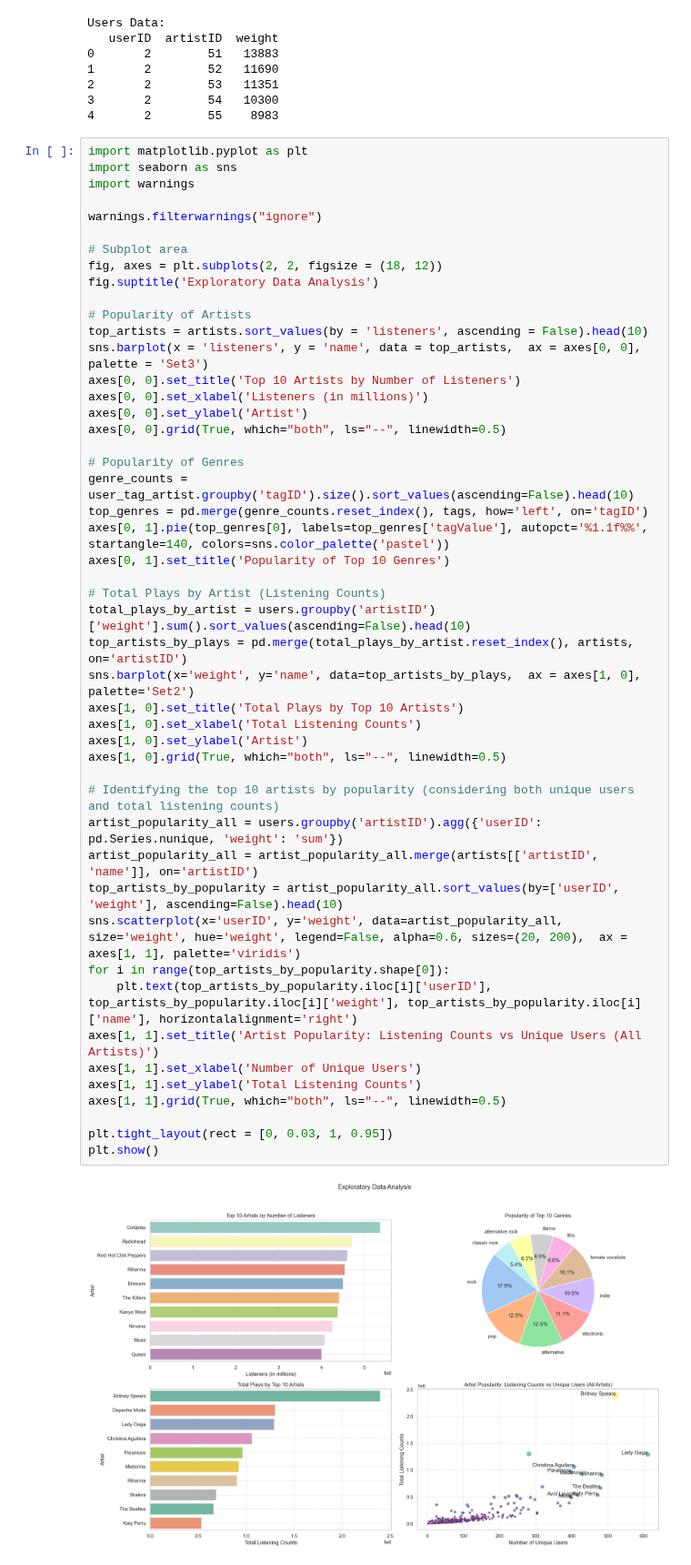
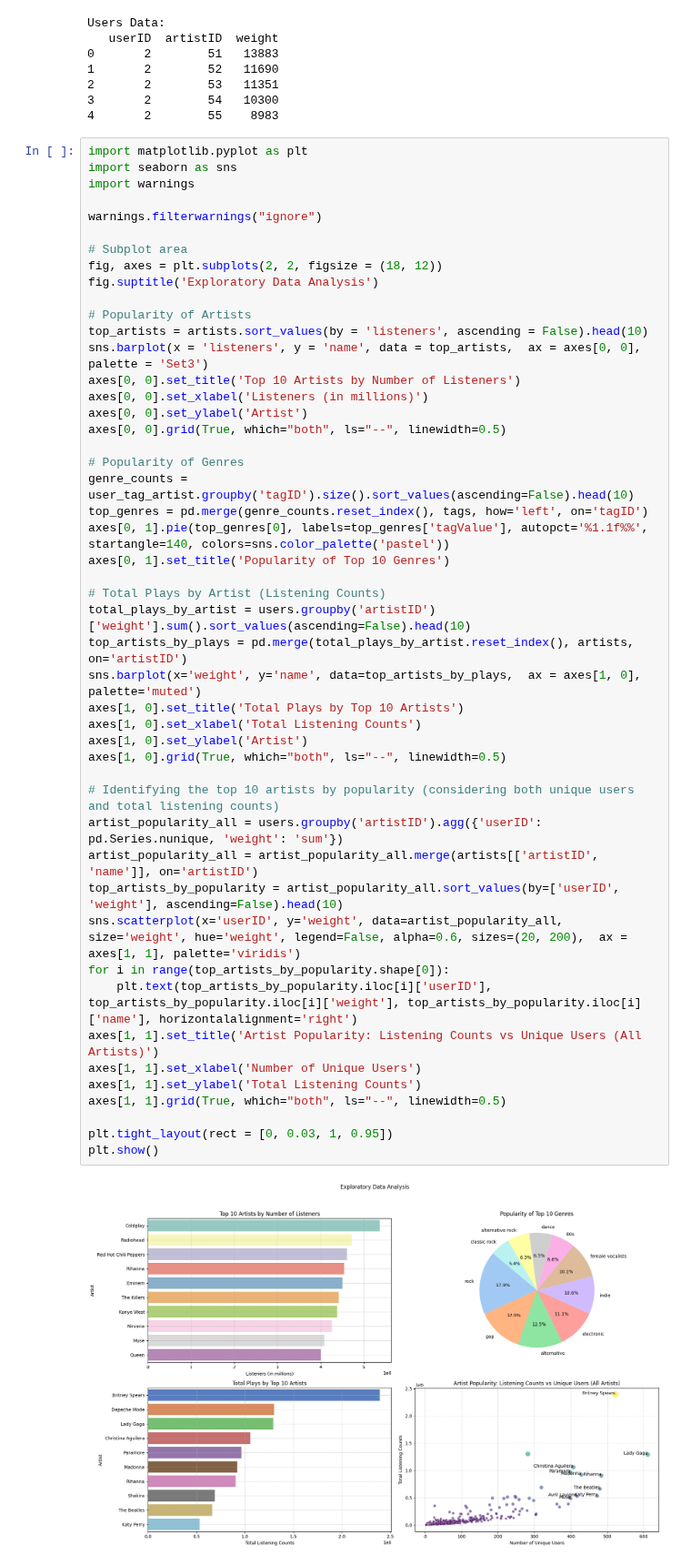
Before and after one commit to SergioCuencaNunez/ml3-music-recommender, a Jupyter notebook: main2.ipynb, the cells around one changed output. Shown at 91% size. Saved outputs shown, nothing was run; the diff lists cells and outputs as text.

```diff
--- a/main2.ipynb
+++ b/main2.ipynb
@@ -130,32 +130,32 @@ axes[0, 0].grid(True, which="both", ls="--", linewidth=0.5)
 
 # Popularity of Genres
 genre_counts = user_tag_artist.groupby('tagID').size().sort_values(ascending=False).head(10)
 top_genres = pd.merge(genre_counts.reset_index(), tags, how='left', on='tagID')
 axes[0, 1].pie(top_genres[0], labels=top_genres['tagValue'], autopct='%1.1f%%', startangle=140, colors=sns.color_palette('pastel'))
 axes[0, 1].set_title('Popularity of Top 10 Genres')
 
 # Total Plays by Artist (Listening Counts)
 total_plays_by_artist = users.groupby('artistID')['weight'].sum().sort_values(ascending=False).head(10)
 top_artists_by_plays = pd.merge(total_plays_by_artist.reset_index(), artists, on='artistID')
-sns.barplot(x='weight', y='name', data=top_artists_by_plays,  ax = axes[1, 0], palette='Set2')
+sns.barplot(x='weight', y='name', data=top_artists_by_plays,  ax = axes[1, 0], palette='muted')
 axes[1, 0].set_title('Total Plays by Top 10 Artists')
 axes[1, 0].set_xlabel('Total Listening Counts')
 axes[1, 0].set_ylabel('Artist')
 axes[1, 0].grid(True, which="both", ls="--", linewidth=0.5)
 
 # Identifying the top 10 artists by popularity (considering both unique users and total listening counts)
 artist_popularity_all = users.groupby('artistID').agg({'userID': pd.Series.nunique, 'weight': 'sum'})
 artist_popularity_all = artist_popularity_all.merge(artists[['artistID', 'name']], on='artistID')
 top_artists_by_popularity = artist_popularity_all.sort_values(by=['userID', 'weight'], ascending=False).head(10)
 sns.scatterplot(x='userID', y='weight', data=artist_popularity_all, size='weight', hue='weight', legend=False, alpha=0.6, sizes=(20, 200),  ax = axes[1, 1], palette='viridis')
 for i in range(top_artists_by_popularity.shape[0]):
     plt.text(top_artists_by_popularity.iloc[i]['userID'], top_artists_by_popularity.iloc[i]['weight'], top_artists_by_popularity.iloc[i]['name'], horizontalalignment='right')
 axes[1, 1].set_title('Artist Popularity: Listening Counts vs Unique Users (All Artists)')
 axes[1, 1].set_xlabel('Number of Unique Users')
 axes[1, 1].set_ylabel('Total Listening Counts')
 axes[1, 1].grid(True, which="both", ls="--", linewidth=0.5)
 
 plt.tight_layout(rect = [0, 0.03, 1, 0.95])
 plt.show()
 # %% [output]
-[figure, old version]
+[figure, new version]
```
Also changed, not shown: parts of 4 cells of this notebook.
